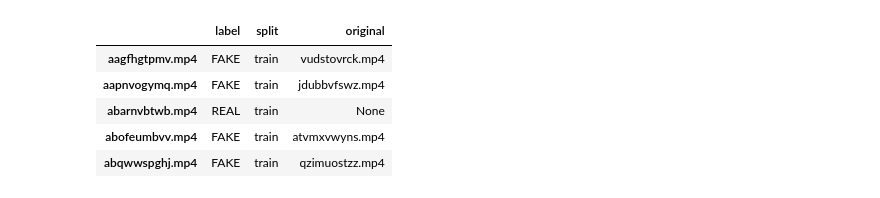
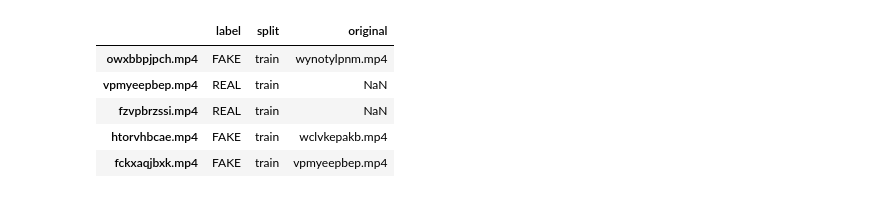
Before and after one commit to o0BB0o/cv_project_deepfake, a Jupyter notebook: preprocess.ipynb, the cells around one changed output. Cells and saved outputs as stored; diff of their text form; code cells hidden in the pictures.

```diff
--- a/preprocess.ipynb
+++ b/preprocess.ipynb
@@ -11,12 +11,12 @@ import face_recognition
 from PIL import Image, ImageDraw
 from tqdm import tqdm
 # %%
-train_sample_metadata = pd.read_json('./input/deepfake-detection-challenge/train_sample_videos/metadata.json').T
+train_sample_metadata = pd.read_json('./input/dfdc_train_part_0/metadata.json').T
 train_sample_metadata.head()
 # %% [output]
 |  | label | split | original |
-| aagfhgtpmv.mp4 | FAKE | train | vudstovrck.mp4 |
-| aapnvogymq.mp4 | FAKE | train | jdubbvfswz.mp4 |
-| abarnvbtwb.mp4 | REAL | train | None |
-| abofeumbvv.mp4 | FAKE | train | atvmxvwyns.mp4 |
-| abqwwspghj.mp4 | FAKE | train | qzimuostzz.mp4 |
+| owxbbpjpch.mp4 | FAKE | train | wynotylpnm.mp4 |
+| vpmyeepbep.mp4 | REAL | train | NaN |
+| fzvpbrzssi.mp4 | REAL | train | NaN |
+| htorvhbcae.mp4 | FAKE | train | wclvkepakb.mp4 |
+| fckxaqjbxk.mp4 | FAKE | train | vpmyeepbep.mp4 |
```
Also changed, not shown: parts of 6 cells of this notebook, 5 other files.
